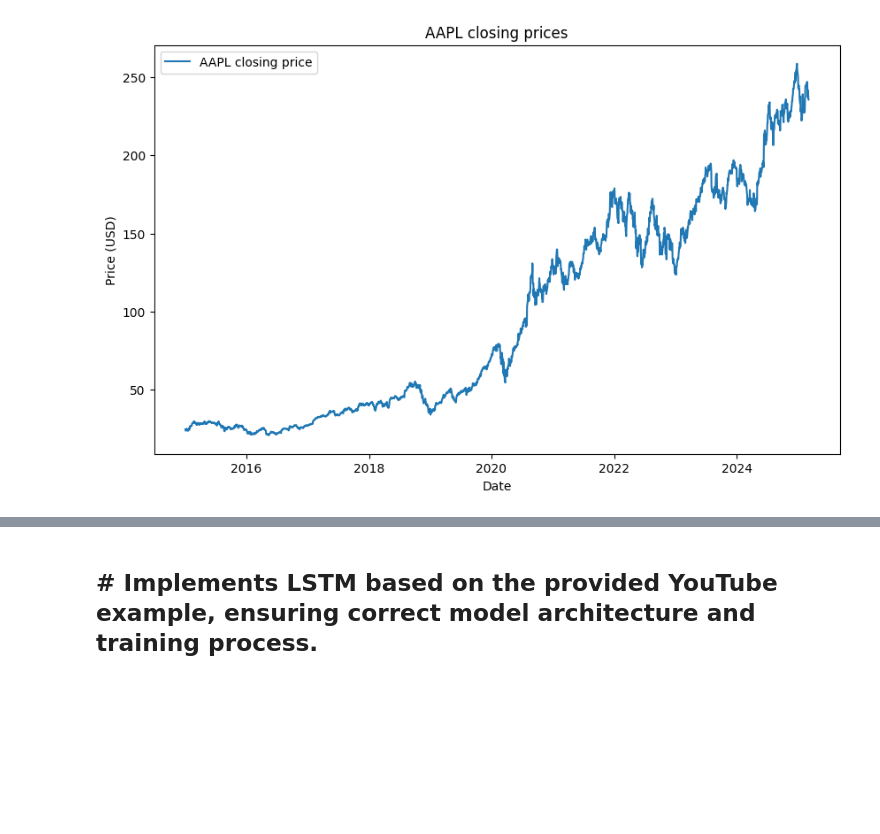
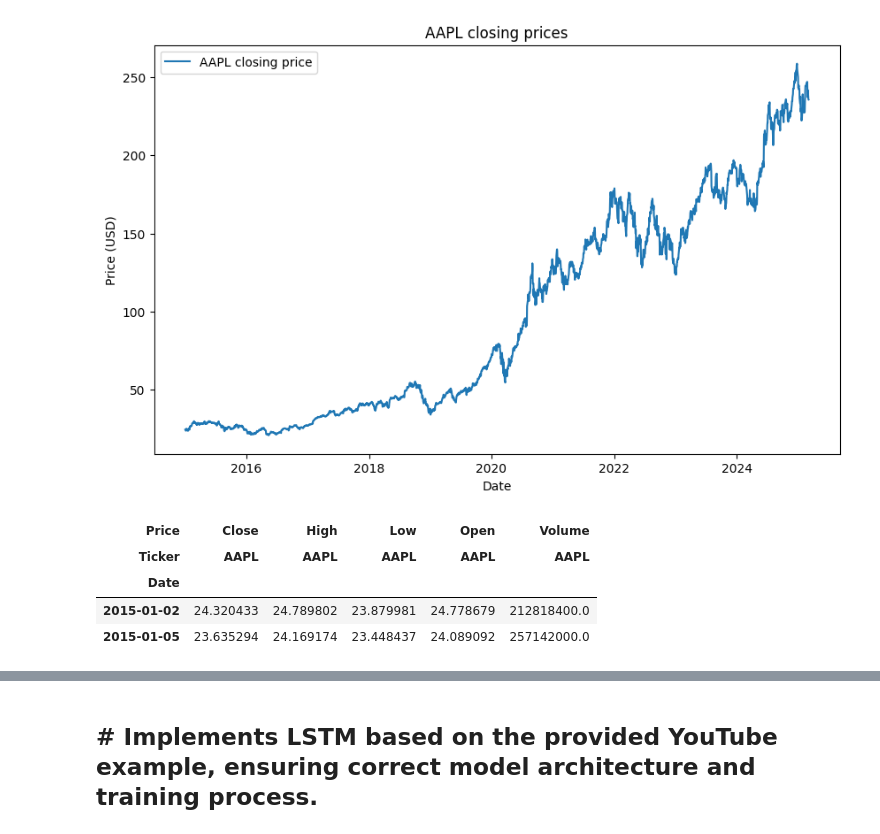
Before and after one commit to svetlanama/Data-Science-in-Finance-, a Jupyter notebook: DSIF9_0_Time_series_modelling_in_Financial_Services.ipynb, the cells around one changed output, grey strips where cells are left out. Drawn from its saved outputs; the diff is of its cells as text; code cells hidden in the pictures; blank space fills up the shorter version.

```diff
--- a/DSIF9_0_Time_series_modelling_in_Financial_Services.ipynb
+++ b/DSIF9_0_Time_series_modelling_in_Financial_Services.ipynb
@@ -798,3 +805,11 @@ from statsmodels.tsa.seasonal import seasonal_decompose
 plot_stock_price(stock_data, chosen_stock)
 # %% [output]
 [figure]
+# %%
+stock_data.head(2) # first 2 items
+# %% [output]
+| Price | Close | High | Low | Open | Volume |
+| Ticker | AAPL | AAPL | AAPL | AAPL | AAPL |
+| Date |  |  |  |  |  |
+| 2015-01-02 | 24.320433 | 24.789802 | 23.879981 | 24.778679 | 212818400.0 |
+| 2015-01-05 | 23.635294 | 24.169174 | 23.448437 | 24.089092 | 257142000.0 |
```
Also changed, not shown: parts of 13 cells of this notebook.
